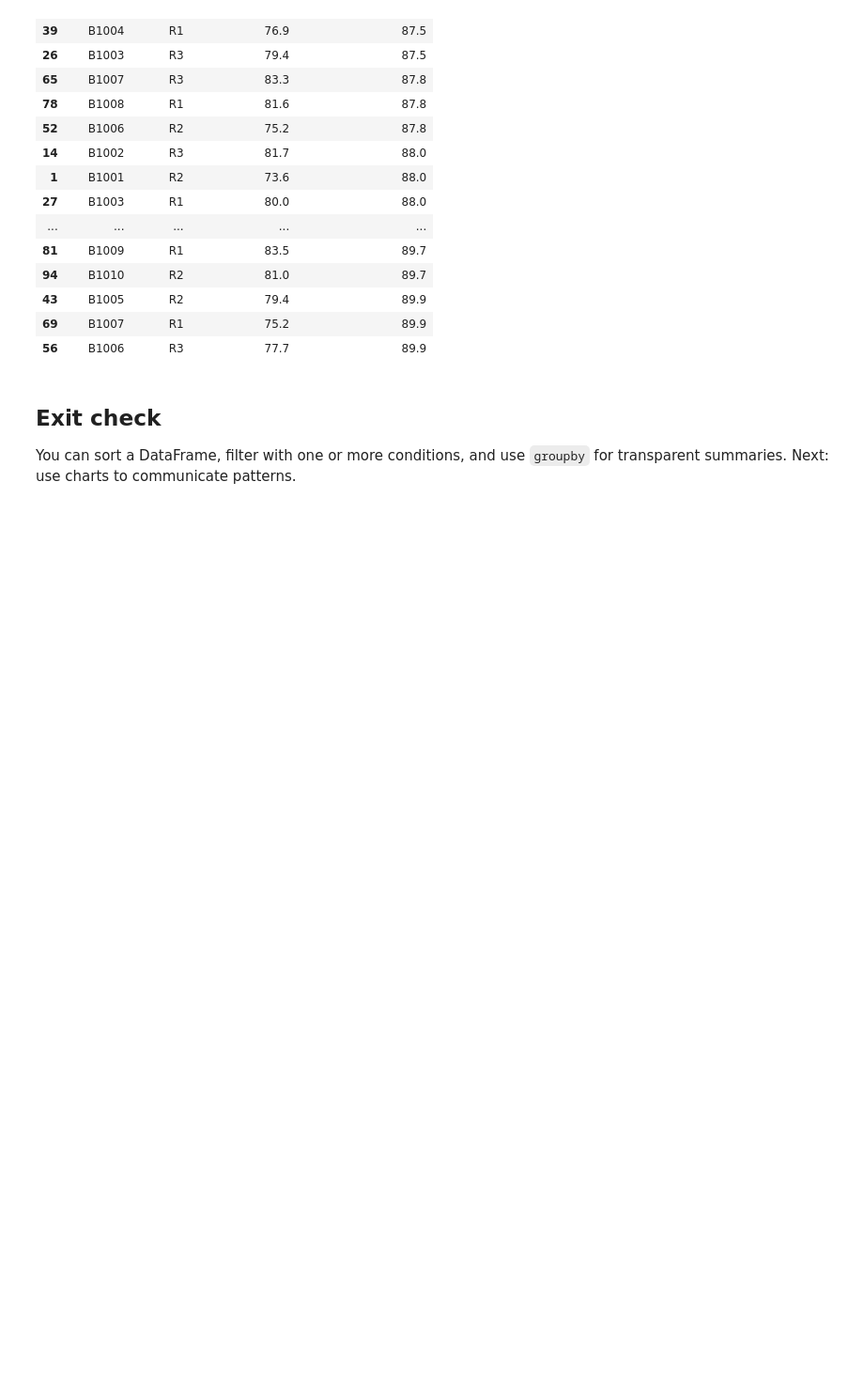
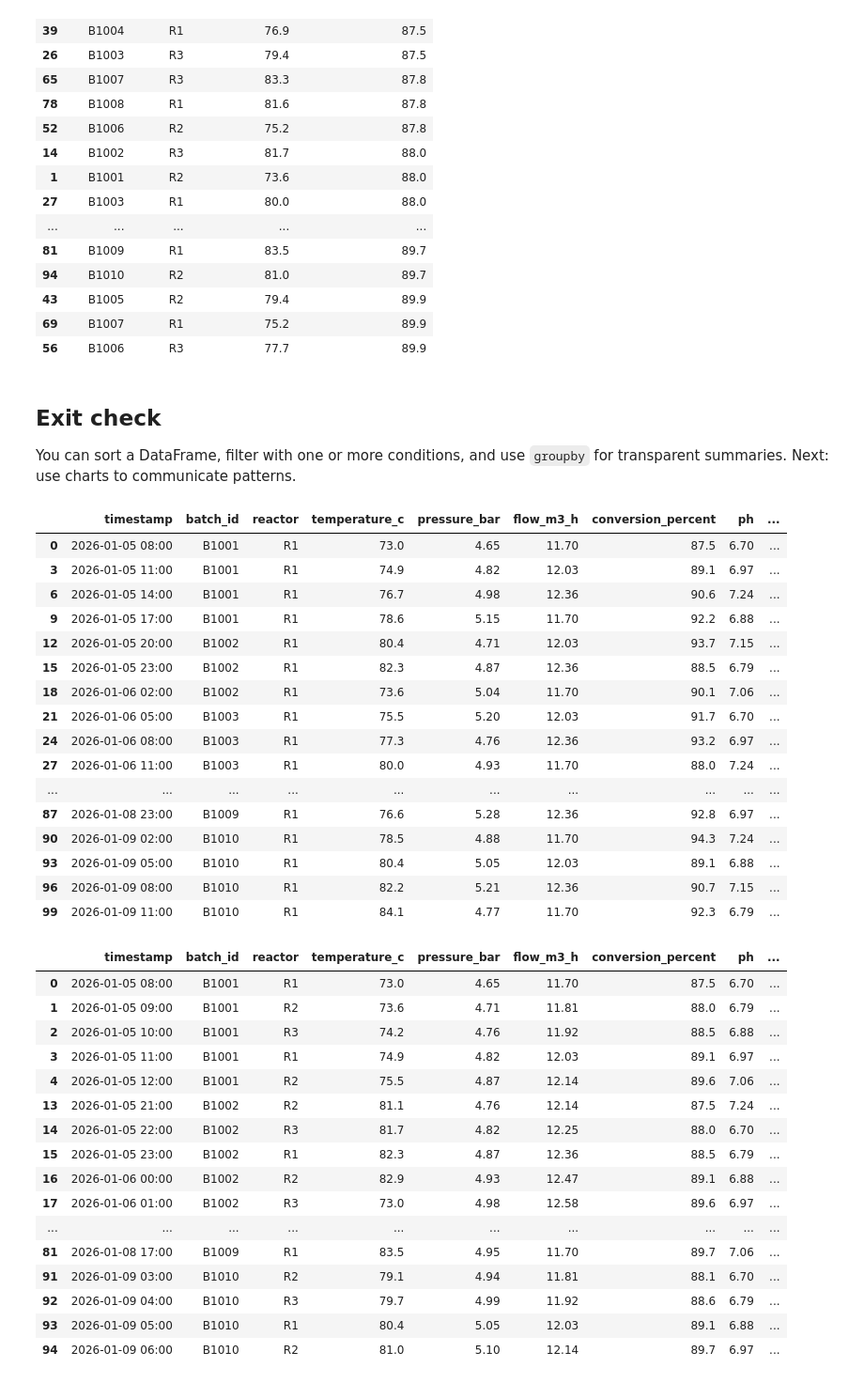
Before and after one commit to vakilpriyanshu-ui/Module_5_6_Both, a Jupyter notebook: 04_04_sort_filter_summarise.ipynb, the cells around one changed output. Shown at 94% size. Saved outputs shown, nothing was run; the diff lists cells and outputs as text; code cells hidden in the pictures; blank space fills up the shorter version.

```diff
--- a/04_04_sort_filter_summarise.ipynb
+++ b/04_04_sort_filter_summarise.ipynb
@@ -176,3 +176,46 @@ display(shortlist)
 ## Exit check
 
 You can sort a DataFrame, filter with one or more conditions, and use `groupby` for transparent summaries. Next: use charts to communicate patterns.
+# %%
+r1_batches = batches[batches['reactor'] == 'R1']
+low_conversion = batches[batches['conversion_percent'] < 90]
+hot_and_low = batches[(batches['temperature_c'] > 90 ) | (batches['conversion_percent'] < 90)]
+
+display(r1_batches)
+display(low_conversion)
+display(hot_and_low)
+# %% [output]
+|  | timestamp | batch_id | reactor | temperature_c | pressure_bar | flow_m3_h | conversion_percent | ph | ... |
+| 0 | 2026-01-05 08:00 | B1001 | R1 | 73.0 | 4.65 | 11.70 | 87.5 | 6.70 | ... |
+| 3 | 2026-01-05 11:00 | B1001 | R1 | 74.9 | 4.82 | 12.03 | 89.1 | 6.97 | ... |
+| 6 | 2026-01-05 14:00 | B1001 | R1 | 76.7 | 4.98 | 12.36 | 90.6 | 7.24 | ... |
+| 9 | 2026-01-05 17:00 | B1001 | R1 | 78.6 | 5.15 | 11.70 | 92.2 | 6.88 | ... |
+| 12 | 2026-01-05 20:00 | B1002 | R1 | 80.4 | 4.71 | 12.03 | 93.7 | 7.15 | ... |
+| 15 | 2026-01-05 23:00 | B1002 | R1 | 82.3 | 4.87 | 12.36 | 88.5 | 6.79 | ... |
+| 18 | 2026-01-06 02:00 | B1002 | R1 | 73.6 | 5.04 | 11.70 | 90.1 | 7.06 | ... |
+| 21 | 2026-01-06 05:00 | B1003 | R1 | 75.5 | 5.20 | 12.03 | 91.7 | 6.70 | ... |
+| 24 | 2026-01-06 08:00 | B1003 | R1 | 77.3 | 4.76 | 12.36 | 93.2 | 6.97 | ... |
+| 27 | 2026-01-06 11:00 | B1003 | R1 | 80.0 | 4.93 | 11.70 | 88.0 | 7.24 | ... |
+| ... | ... | ... | ... | ... | ... | ... | ... | ... | ... |
+| 87 | 2026-01-08 23:00 | B1009 | R1 | 76.6 | 5.28 | 12.36 | 92.8 | 6.97 | ... |
+| 90 | 2026-01-09 02:00 | B1010 | R1 | 78.5 | 4.88 | 11.70 | 94.3 | 7.24 | ... |
+| 93 | 2026-01-09 05:00 | B1010 | R1 | 80.4 | 5.05 | 12.03 | 89.1 | 6.88 | ... |
+| 96 | 2026-01-09 08:00 | B1010 | R1 | 82.2 | 5.21 | 12.36 | 90.7 | 7.15 | ... |
+| 99 | 2026-01-09 11:00 | B1010 | R1 | 84.1 | 4.77 | 11.70 | 92.3 | 6.79 | ... |
+|  | timestamp | batch_id | reactor | temperature_c | pressure_bar | flow_m3_h | conversion_percent | ph | ... |
+| 0 | 2026-01-05 08:00 | B1001 | R1 | 73.0 | 4.65 | 11.70 | 87.5 | 6.70 | ... |
+| 1 | 2026-01-05 09:00 | B1001 | R2 | 73.6 | 4.71 | 11.81 | 88.0 | 6.79 | ... |
+| 2 | 2026-01-05 10:00 | B1001 | R3 | 74.2 | 4.76 | 11.92 | 88.5 | 6.88 | ... |
+| 3 | 2026-01-05 11:00 | B1001 | R1 | 74.9 | 4.82 | 12.03 | 89.1 | 6.97 | ... |
+| 4 | 2026-01-05 12:00 | B1001 | R2 | 75.5 | 4.87 | 12.14 | 89.6 | 7.06 | ... |
+| 13 | 2026-01-05 21:00 | B1002 | R2 | 81.1 | 4.76 | 12.14 | 87.5 | 7.24 | ... |
+| 14 | 2026-01-05 22:00 | B1002 | R3 | 81.7 | 4.82 | 12.25 | 88.0 | 6.70 | ... |
+| 15 | 2026-01-05 23:00 | B1002 | R1 | 82.3 | 4.87 | 12.36 | 88.5 | 6.79 | ... |
+| 16 | 2026-01-06 00:00 | B1002 | R2 | 82.9 | 4.93 | 12.47 | 89.1 | 6.88 | ... |
+| 17 | 2026-01-06 01:00 | B1002 | R3 | 73.0 | 4.98 | 12.58 | 89.6 | 6.97 | ... |
+| ... | ... | ... | ... | ... | ... | ... | ... | ... | ... |
+| 81 | 2026-01-08 17:00 | B1009 | R1 | 83.5 | 4.95 | 11.70 | 89.7 | 7.06 | ... |
+| 91 | 2026-01-09 03:00 | B1010 | R2 | 79.1 | 4.94 | 11.81 | 88.1 | 6.70 | ... |
+| 92 | 2026-01-09 04:00 | B1010 | R3 | 79.7 | 4.99 | 11.92 | 88.6 | 6.79 | ... |
+| 93 | 2026-01-09 05:00 | B1010 | R1 | 80.4 | 5.05 | 12.03 | 89.1 | 6.88 | ... |
+| 94 | 2026-01-09 06:00 | B1010 | R2 | 81.0 | 5.10 | 12.14 | 89.7 | 6.97 | ... |
```
Also changed, not shown: parts of 1 cell of this notebook.
